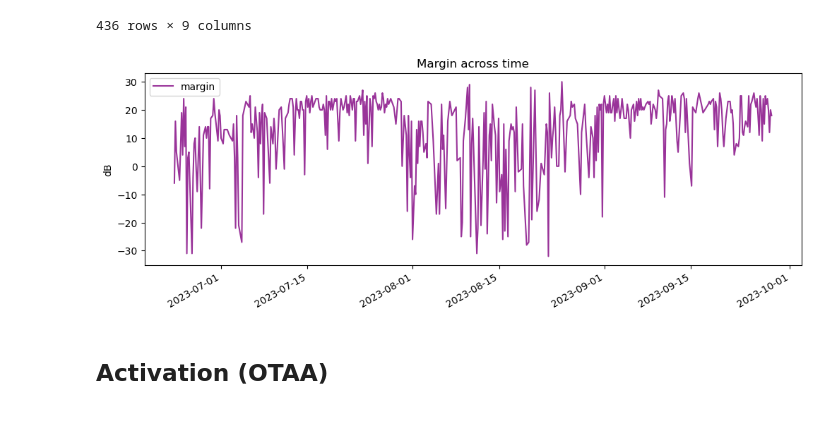
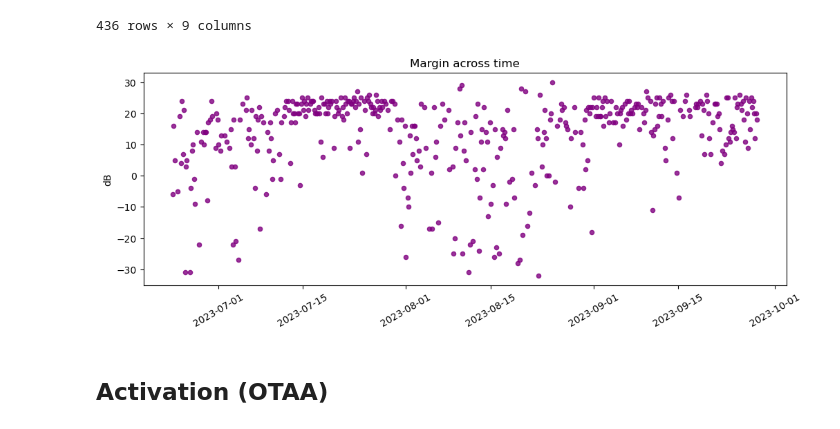
Before and after one commit to CampusIoT/datasets, a Jupyter notebook: SaintEynard/notebooks/campusiot.ipynb, the cells around one changed output. Saved outputs shown, nothing was run; the diff lists cells and outputs as text; code cells hidden in the pictures.

Commit message:
change for scatter instead of line

```diff
--- a/SaintEynard/notebooks/campusiot.ipynb
+++ b/SaintEynard/notebooks/campusiot.ipynb
@@ -44,13 +44,13 @@ status
 | 14173 | WYRES_33_SAINTEYNARD_STATION | d1d1e80000000033 | 2023-09-28 01:18:26.426 | 1695863906426 | 2023-09-28T01:18:26.426Z | 18.0 | 0.0 | 0.0 | ... |
 436 rows × 9 columns
 # %%
-status.plot(x='_dt', y='margin', kind='line', rot=30,
+status.plot(x='_dt', y='margin', kind='scatter', rot=30,
         color='purple', alpha=0.8,
         title='Margin across time', xlabel='', ylabel='dB', fontsize=10, figsize=(12,4));
 #         legend=None,
 plt.show()
 # %% [output]
-[figure, old version]
+[figure, new version]
 # %% [markdown]
 ## Activation (OTAA)
 # %%
```
Also changed, not shown: parts of 5 cells of this notebook, 1 other file.
